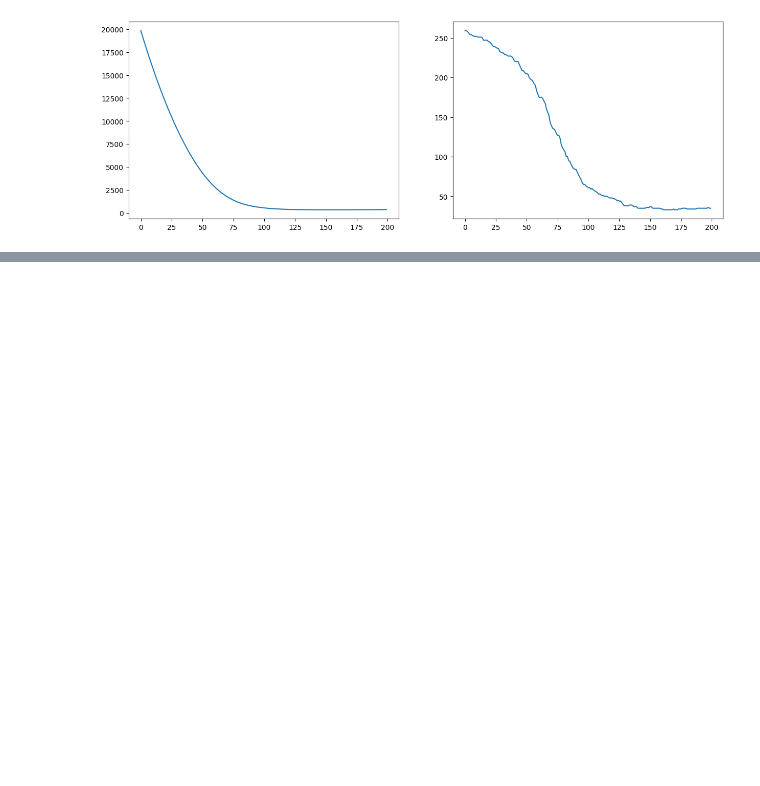
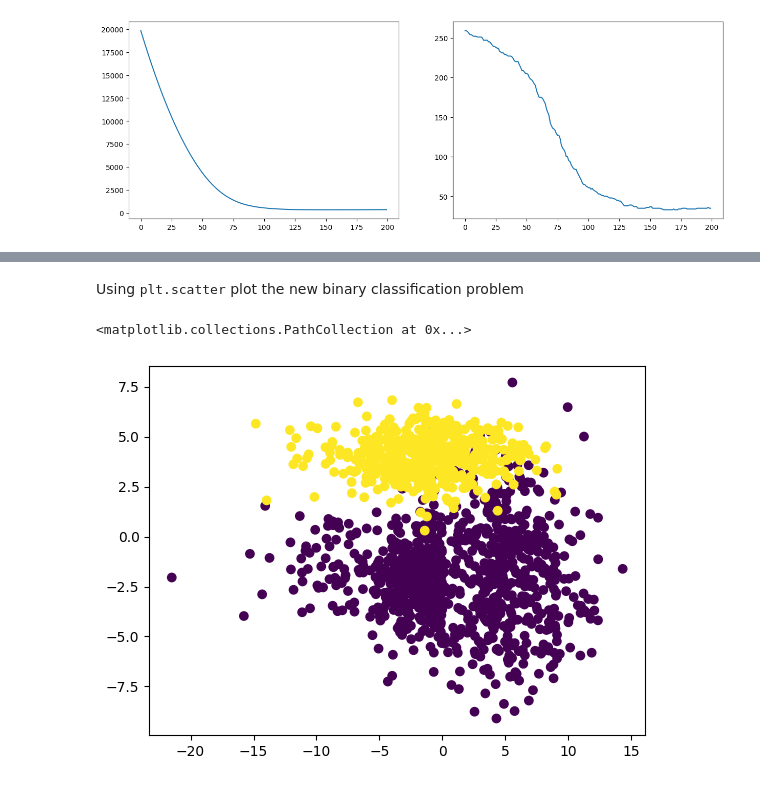
Before and after one commit to imAlessas/machine-learning, a Jupyter notebook: exercises/perceptron/multiclass.ipynb, the cells around one changed output, grey strips where cells are left out. Saved outputs shown, nothing was run; the diff lists cells and outputs as text; code cells hidden in the pictures; blank space fills up the shorter version.

```diff
--- a/exercises/perceptron/multiclass.ipynb
+++ b/exercises/perceptron/multiclass.ipynb
@@ -163,0 +223,15 @@ axs[1].plot(range(errors_epoch.size), errors_epoch)
+# %%
+# bias vector
+X0 = np.ones(3 * N)
+
+# feature X1
+X1 = np.concatenate((X1_1, X2_1, X3_1))
+
+# feature X2
+X2 = np.concatenate((X1_2, X2_2, X3_2))
+
+# dataset X
+X = np.stack((X0, X1, X2), axis = 1)
+
+# vector of labels
+y = np.concatenate((Y1, Y2, Y3))
@@ -163,0 +240,16 @@ axs[1].plot(range(errors_epoch.size), errors_epoch)
+# %%
+# choose label as positive class
+positive_class = 3
+
+# new vector of labels
+y_class = - np.ones_like(y)
+
+# masking
+y_class[ y == positive_class ] = 1
+# %% [markdown]
+Using <tt>plt.scatter</tt> plot the new binary classification problem
+# %%
+plt.scatter(X[:, 1], X[:, 2], c=y_class)
+# %% [output]
+<matplotlib.collections.PathCollection at 0x...>
+[figure, added]
```
Also changed, not shown: parts of 16 cells of this notebook.
